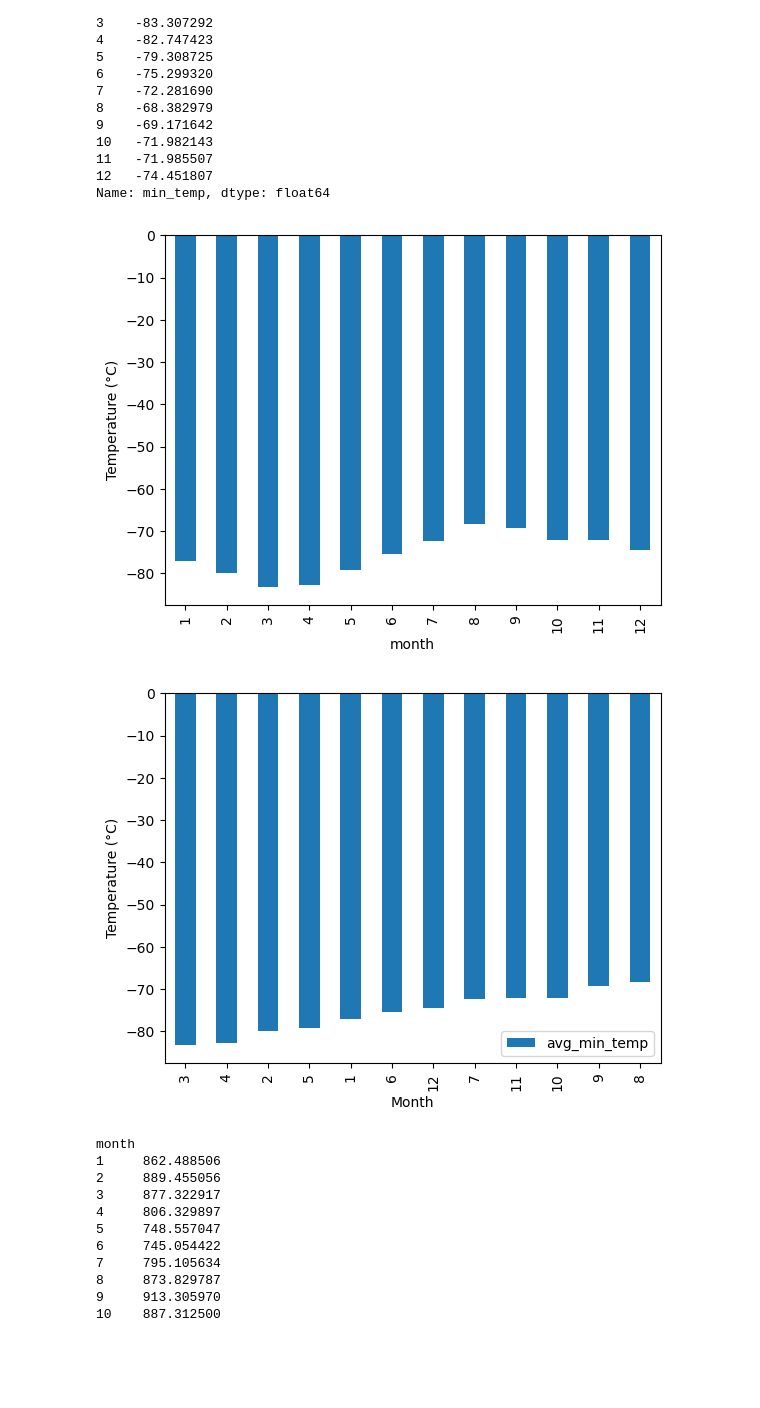
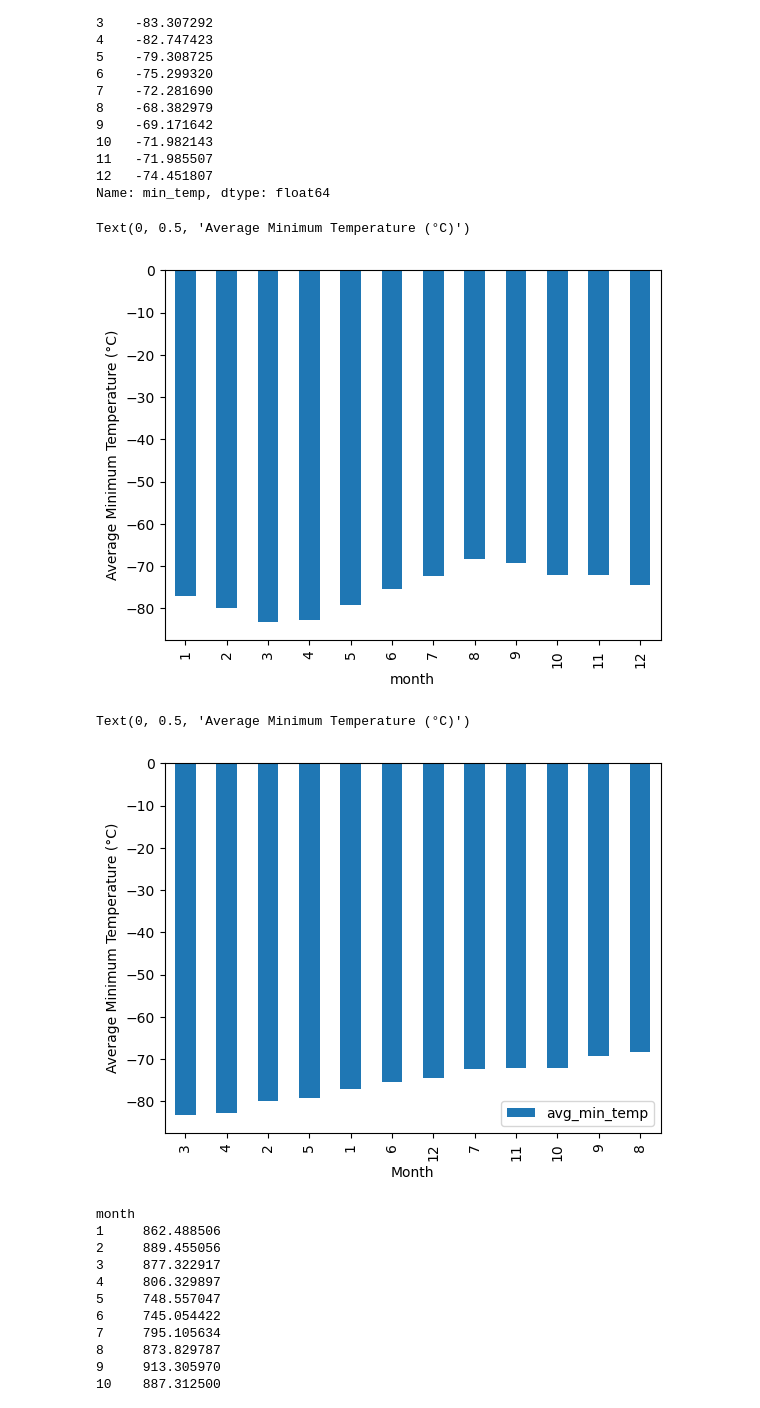
Before and after one commit to teresa-le/Mission_to_Mars, a Jupyter notebook: part_2_mars_weather.ipynb, the cells around one changed output. Cells and saved outputs as stored; diff of their text form; code cells hidden in the pictures; blank space fills up the shorter version.

```diff
--- a/part_2_mars_weather.ipynb
+++ b/part_2_mars_weather.ipynb
@@ -254,14 +254,12 @@ Name: min_temp, dtype: float64
 # %%
 # Plot the average temperature by month
 avg_min_temp_chart = avg_min_temp.plot.bar()
 
 # Label the y-axis
-avg_min_temp_chart.set_ylabel('Temperature (°C)')
-
-# Display the plot
-plt.show()
+avg_min_temp_chart.set_ylabel('Average Minimum Temperature (°C)')
 # %% [output]
+Text(0, 0.5, 'Average Minimum Temperature (°C)')
-[figure, old version]
+[figure, new version]
 # %%
 # Identify the coldest and hottest months in Curiosity's location
 
@@ -279,14 +277,12 @@ avg_min_temp_sorted_chart = avg_min_temp_sorted.plot.bar()
 
 # Label the axes
 avg_min_temp_sorted_chart.set_xlabel('Month')
-avg_min_temp_sorted_chart.set_ylabel('Temperature (°C)')
-
-# Plot the chart
-plt.show()
+avg_min_temp_sorted_chart.set_ylabel('Average Minimum Temperature (°C)')
 
 ## Month 3 was the coldest month, and month 8 was the warmest month on mars.
 # %% [output]
+Text(0, 0.5, 'Average Minimum Temperature (°C)')
-[figure, old version]
+[figure, new version]
 # %%
 # 4. Average pressure by Martian month
 avg_pressure = group_by_month['pressure'].mean()
```
Also changed, not shown: parts of 8 cells of this notebook.
